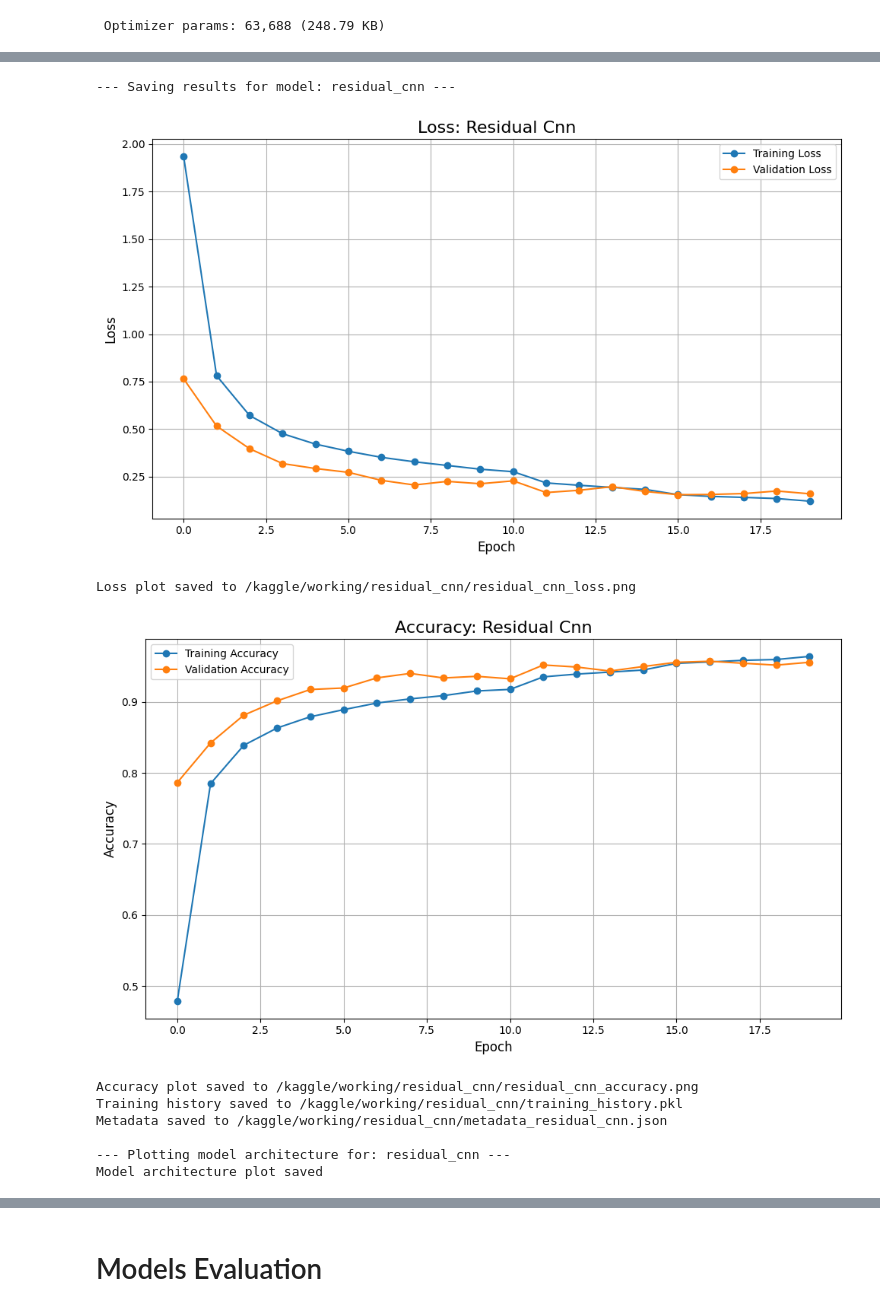
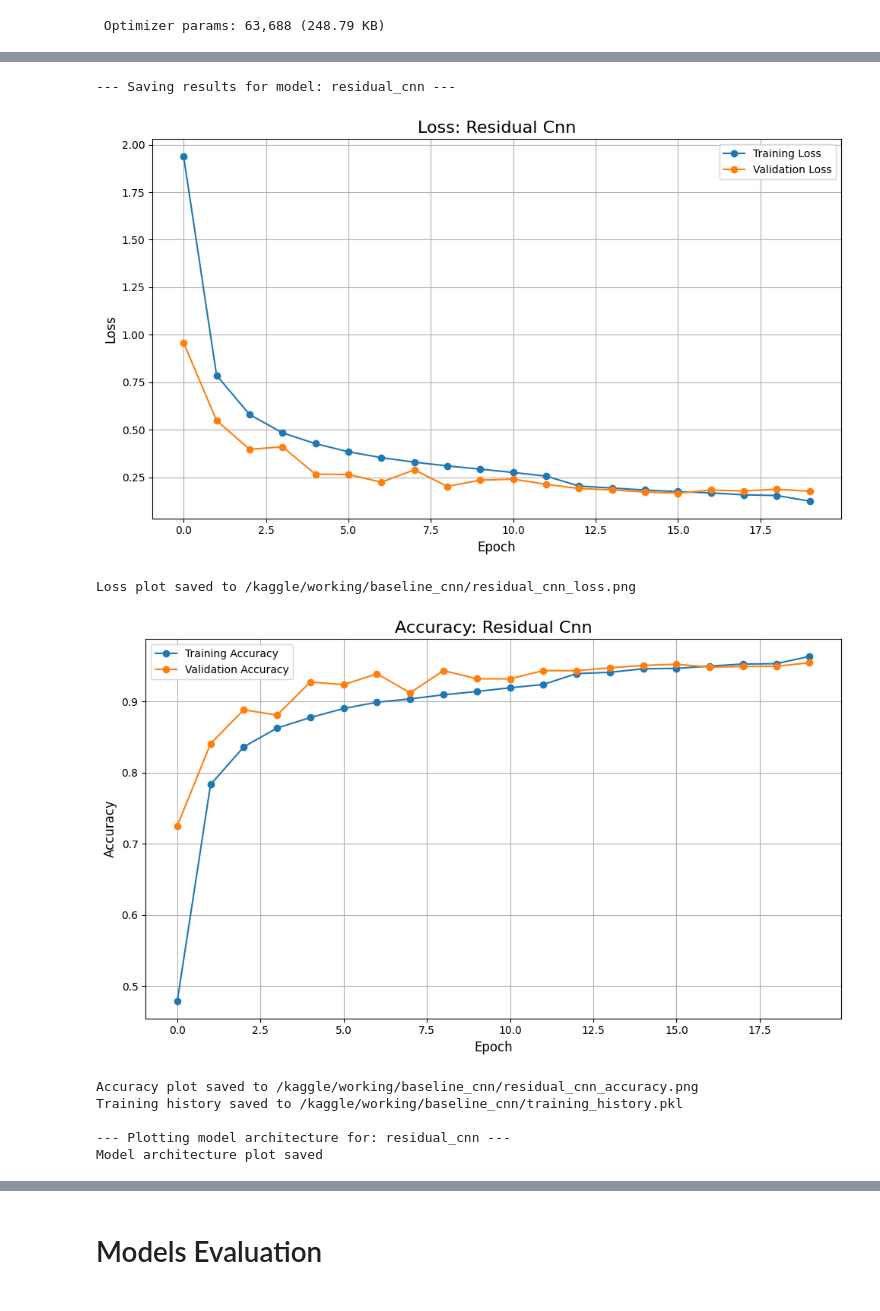
Before and after one commit to Albi1999/Speech_command_recognition, a Jupyter notebook: speech-command-recognition-full.ipynb, the cells around one changed output, grey strips where cells are left out. Cells and saved outputs as stored; diff of their text form; code cells hidden in the pictures.

Commit message:
Model Training and Evaluation with different SEEDS

```diff
--- a/speech-command-recognition-full.ipynb
+++ b/speech-command-recognition-full.ipynb
@@ -574,3 +563,10 @@ def save_and_plot_results(history, model, model_name, saving_dir, transformer =
         visualkeras.layered_view(model, legend=True, to_file=architecture_path_custom, show_dimension=True)
         print("Model architecture plot saved")
         display(Image(filename=architecture_path_custom))
+# %%
+def get_callbacks(checkpoint_path):
+    return [
+        EarlyStopping(monitor='val_loss', patience=5, restore_best_weights=True, verbose=1),
+        ModelCheckpoint(filepath=checkpoint_path, monitor='val_accuracy', save_best_only=True, mode='max'),
+        ReduceLROnPlateau(monitor='val_loss', factor=0.5, patience=3, min_lr=1e-6, verbose=1)
+    ]
@@ -678,4 +715,6 @@ Restoring model weights from the end of the best epoch: 18.
 # %%
+model = load_model(best_seed_checkpoint_path)
+
 model.summary()
 # %% [output]
 Model: "sequential"
@@ -901,0 +828,20 @@ Model: "functional_1"
+# %%
+model_name = "residual_cnn"
+print(f"\n{'='*20} TRAINING MODEL: {model_name.upper()}")
+
+best_seed_history = None
+best_seed_val_accuracy = 0.0
+best_seed_checkpoint_path = ""
+
+for seed in SEEDS:
+    set_seeds(seed)
+    print(f"\n--- Training '{model_name}' with Seed: {seed} ---")
+
+    model_instance = ResidualCNN(input_shape=(40, 101, 1), num_classes=len(label_to_index))
+    history, checkpoint_path = train_models(model_name, model_instance, seed)
+
+    current_best_val_acc = max(history.history['val_accuracy'])
+    if current_best_val_acc > best_seed_val_accuracy:
+        best_seed_val_accuracy = current_best_val_acc
+        best_seed_history = history
+        best_seed_checkpoint_path = checkpoint_path
@@ -901,0 +866,4 @@ Model: "functional_1"
+# %%
+best_model = load_model(best_seed_checkpoint_path)
+
+best_model.summary()
@@ -921,13 +912,12 @@ Test loss: 0.1546
 # %%
-save_and_plot_results(history, model, model_name, saving_dir)
+save_and_plot_results(history, best_model, model_name, saving_dir)
 # %% [output]
 --- Saving results for model: residual_cnn ---
-[figure, old version]
+[figure, new version]
-Loss plot saved to /kaggle/working/residual_cnn/residual_cnn_loss.png
+Loss plot saved to /kaggle/working/baseline_cnn/residual_cnn_loss.png
-[figure, old version]
+[figure, new version]
-Accuracy plot saved to /kaggle/working/residual_cnn/residual_cnn_accuracy.png
-Training history saved to /kaggle/working/residual_cnn/training_history.pkl
-Metadata saved to /kaggle/working/residual_cnn/metadata_residual_cnn.json
+Accuracy plot saved to /kaggle/working/baseline_cnn/residual_cnn_accuracy.png
+Training history saved to /kaggle/working/baseline_cnn/training_history.pkl
 
 --- Plotting model architecture for: residual_cnn ---
 Model architecture plot saved
```
Also changed, not shown: parts of 61 cells of this notebook.
